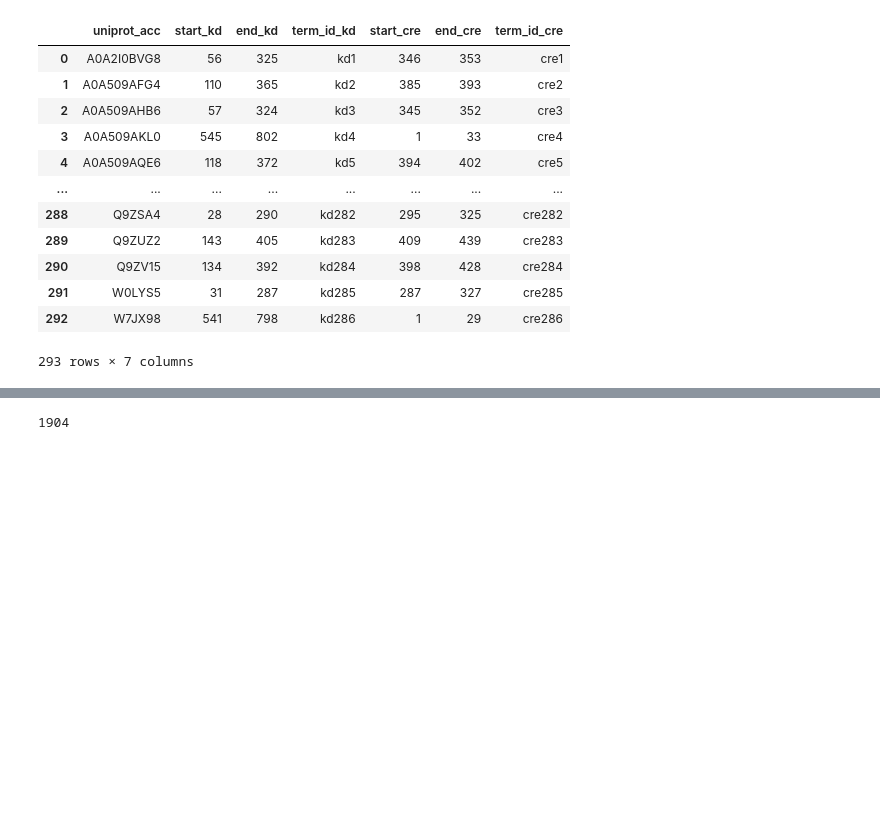
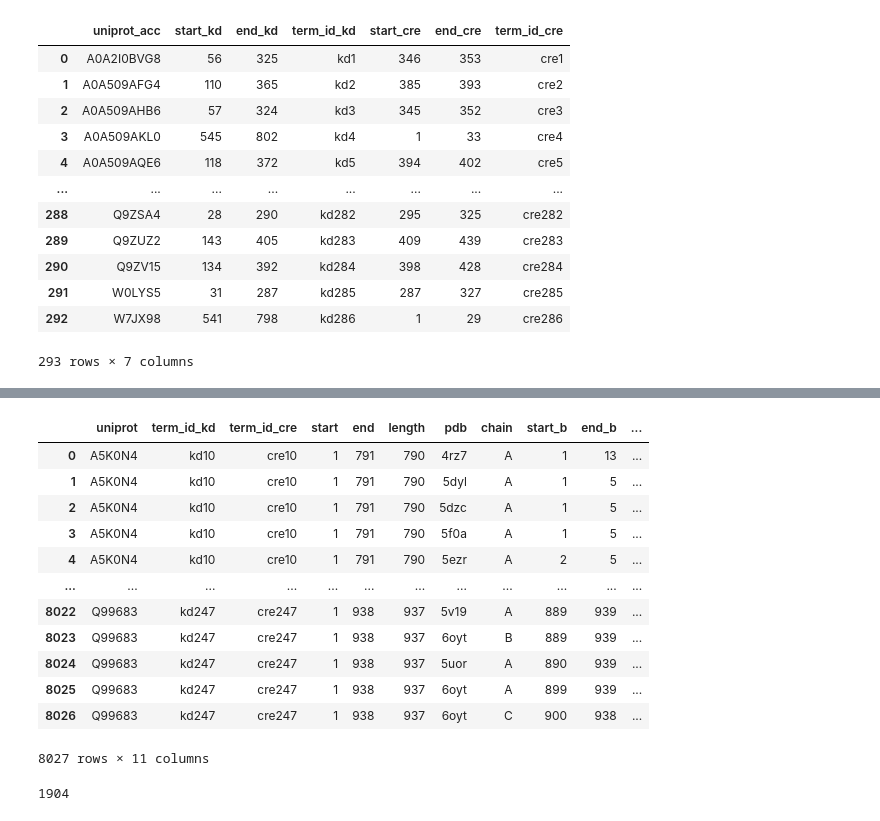
Before and after one commit to alvaro-2/cis-reg, a Jupyter notebook: scripts/orthologs.ipynb, the cells around one changed output, grey strips where cells are left out. Saved outputs shown, nothing was run; the diff lists cells and outputs as text; code cells hidden in the pictures; blank space fills up the shorter version.

```diff
--- a/scripts/orthologs.ipynb
+++ b/scripts/orthologs.ipynb
@@ -686,3 +692,21 @@ regions_pdb_both
+# %%
+regions_pdb_both.columns = regions_pdb_both.columns.str.lower()
+regions_pdb_both.rename(columns= {'chromosome': 'uniprot'}, inplace= True)
+regions_pdb_both
+# %% [output]
+|  | uniprot | term_id_kd | term_id_cre | start | end | length | pdb | chain | start_b | end_b | ... |
+| 0 | A5K0N4 | kd10 | cre10 | 1 | 791 | 790 | 4rz7 | A | 1 | 13 | ... |
+| 1 | A5K0N4 | kd10 | cre10 | 1 | 791 | 790 | 5dyl | A | 1 | 5 | ... |
+| 2 | A5K0N4 | kd10 | cre10 | 1 | 791 | 790 | 5dzc | A | 1 | 5 | ... |
+| 3 | A5K0N4 | kd10 | cre10 | 1 | 791 | 790 | 5f0a | A | 1 | 5 | ... |
+| 4 | A5K0N4 | kd10 | cre10 | 1 | 791 | 790 | 5ezr | A | 2 | 5 | ... |
+| ... | ... | ... | ... | ... | ... | ... | ... | ... | ... | ... | ... |
+| 8022 | Q99683 | kd247 | cre247 | 1 | 938 | 937 | 5v19 | A | 889 | 939 | ... |
+| 8023 | Q99683 | kd247 | cre247 | 1 | 938 | 937 | 6oyt | B | 889 | 939 | ... |
+| 8024 | Q99683 | kd247 | cre247 | 1 | 938 | 937 | 5uor | A | 890 | 939 | ... |
+| 8025 | Q99683 | kd247 | cre247 | 1 | 938 | 937 | 6oyt | A | 899 | 939 | ... |
+| 8026 | Q99683 | kd247 | cre247 | 1 | 938 | 937 | 6oyt | C | 900 | 938 | ... |
+8027 rows × 11 columns
 # %%
 del(regions_gl_pr, pdb_pr)
 # %%
```
Also changed, not shown: parts of 26 cells of this notebook.
